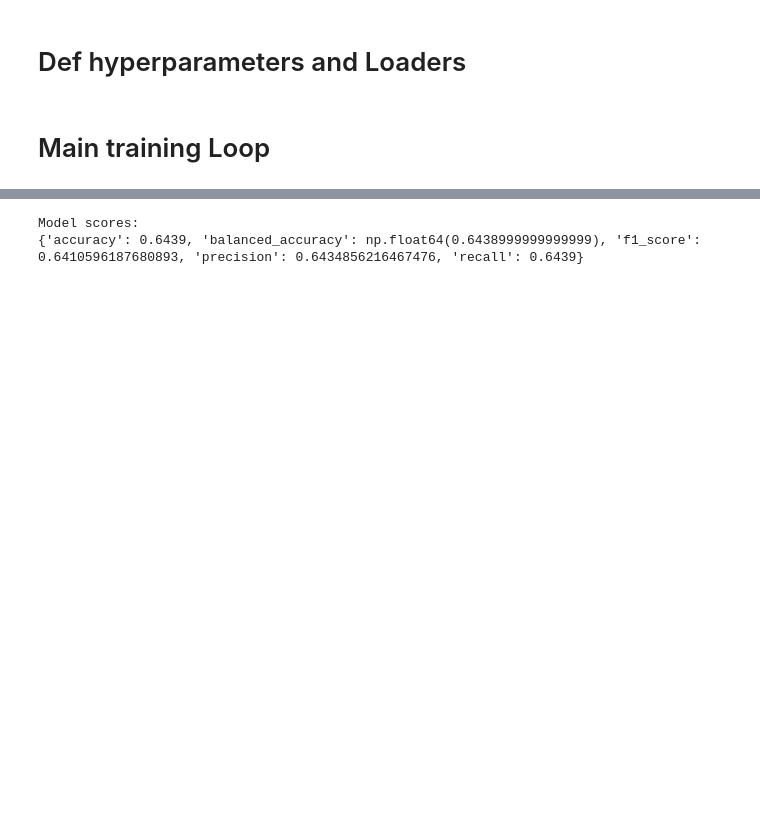
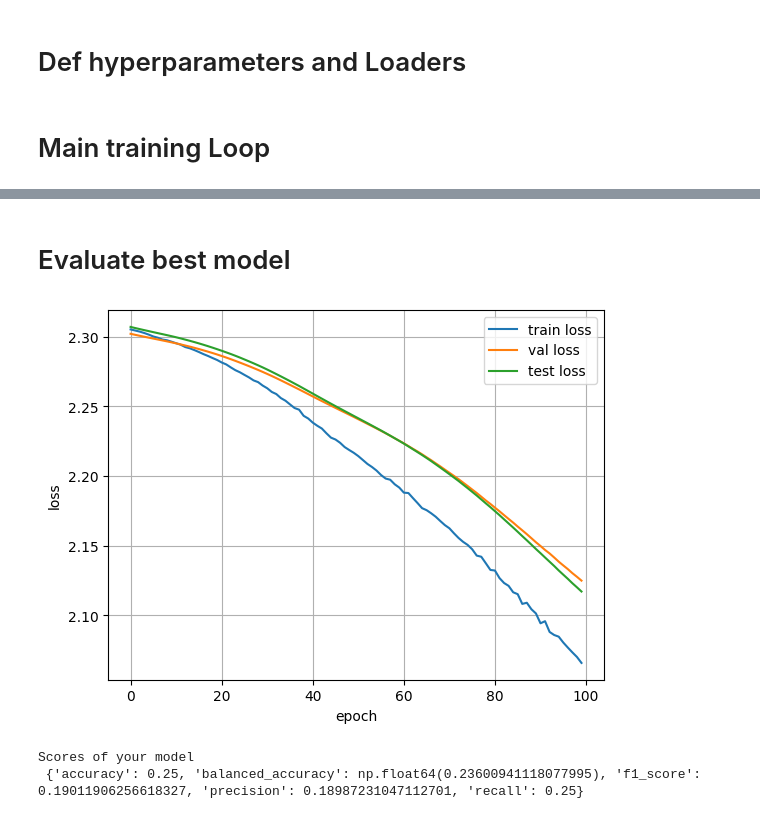
Before and after one commit to Edu-p/nn-exps, a Jupyter notebook: notebooks/MP1/main.ipynb, the cells around one changed output, grey strips where cells are left out. Drawn from its saved outputs; the diff is of its cells as text; code cells hidden in the pictures; blank space fills up the shorter version.

Commit message:
feat: create val dataset and show chart evaluation

```diff
--- a/notebooks/MP1/main.ipynb
+++ b/notebooks/MP1/main.ipynb
@@ -74,45 +112,2 @@ test_loader  = torch.utils.data.DataLoader(dataset=train_dataset, batch_size=bat
 # %% [markdown]
 # Main training Loop
-# %%
-mlp = MLP(input_size=input_size, num_classes=num_classes, activation_function=activation_function)
-# mlp.cpu()
-mlp.cuda()
-
-optimizer = torch.optim.SGD(mlp.parameters(), lr=learning_rate)
-
-best_loss = float('inf')
-patience = 5
-patience_counter = 0
-
-# main loop
-for epoch in tqdm(range(num_epochs)):
-    epoch_loss = 0.0
-    for i, (images, labels) in enumerate(train_loader):
-        images = images.view(-1, 32*32*3).cuda()
-        labels = labels.cuda()
-        optimizer.zero_grad()
-
-        # forward pass
-
-        outputs = mlp.forward(images)
-        loss = loss_function(outputs, labels)
-        loss.backward()
-        optimizer.step()
-
-        epoch_loss += loss.item()
-
-        if (i+1) % 1000 == 0:
-            tqdm.write(f' Epoch {epoch + 1}/{num_epochs}, Step {i+1}/{len(train_dataset) // batch_size}, Loss: {loss}')
-
-    epoch_loss /= len(train_loader)
-    tqdm.write(f'Epoch {epoch+1} average loss: {epoch_loss:.4f}')
-
-    # early stopping
-    if epoch_loss < best_loss:
-        best_loss = epoch_loss
-        patience_counter = 0
-    else:
-        patience_counter += 1
-        if patience_counter >= patience:
-            tqdm.write("Early stopping based on loss reduction through epochs")
-            break
@@ -133,21 +223,26 @@ Epoch 12 average loss: 2.0474
+# %% [markdown]
+# Evaluate best model
+# %%
+show_loss_through_epochs(arr_losses_train, arr_losses_test, arr_losses_val)
+# %% [output]
+[figure, added]
 # %%
 mlp.eval()
 predictions = []
 labels = []
 
-# running in test set
 for images, label in test_loader:
-    images = images.view(-1, 32*32*3).cuda()
-    label = label.cuda()
+  images = images.view(-1,32*32*3).cuda()
+  label = label.cuda()
 
-    output = mlp.forward(images)
-    _, predicted = torch.max(output, 1)
+  output = mlp(images)
+  _, predicted = torch.max(output,1)
 
-    predictions.extend(predicted.cpu().numpy())
-    labels.extend(label.cpu().numpy())
+  predictions.extend(predicted.cpu().numpy())
+  labels.extend(label.cpu().numpy())
 
 scores = get_scores(labels, predictions)
-print(f"Model scores: \n{scores}")
+print(f"Scores of your model\n {scores}")
 # %% [output]
-Model scores:
-{'accuracy': 0.6439, 'balanced_accuracy': np.float64(0.6438999999999999), 'f1_score': 0.6410596187680893, 'precision': 0.6434856216467476, 'recall': 0.6439}
+Scores of your model
+ {'accuracy': 0.25, 'balanced_accuracy': np.float64(0.23600941118077995), 'f1_score': 0.19011906256618327, 'precision': 0.18987231047112701, 'recall': 0.25}
```
Also changed, not shown: parts of 10 cells of this notebook.
